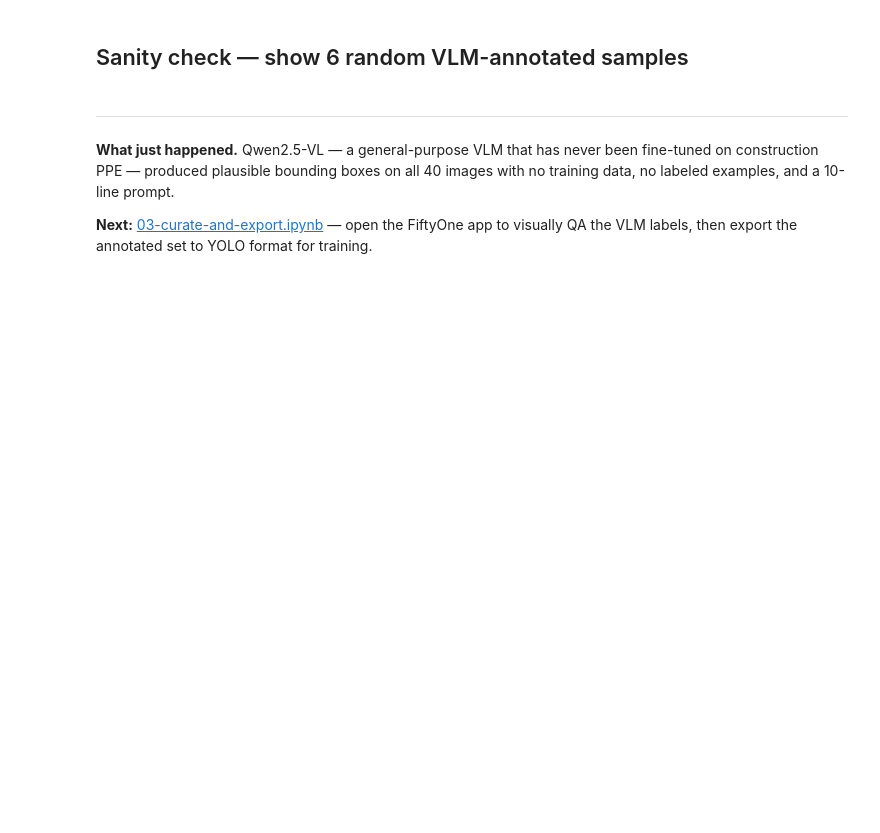
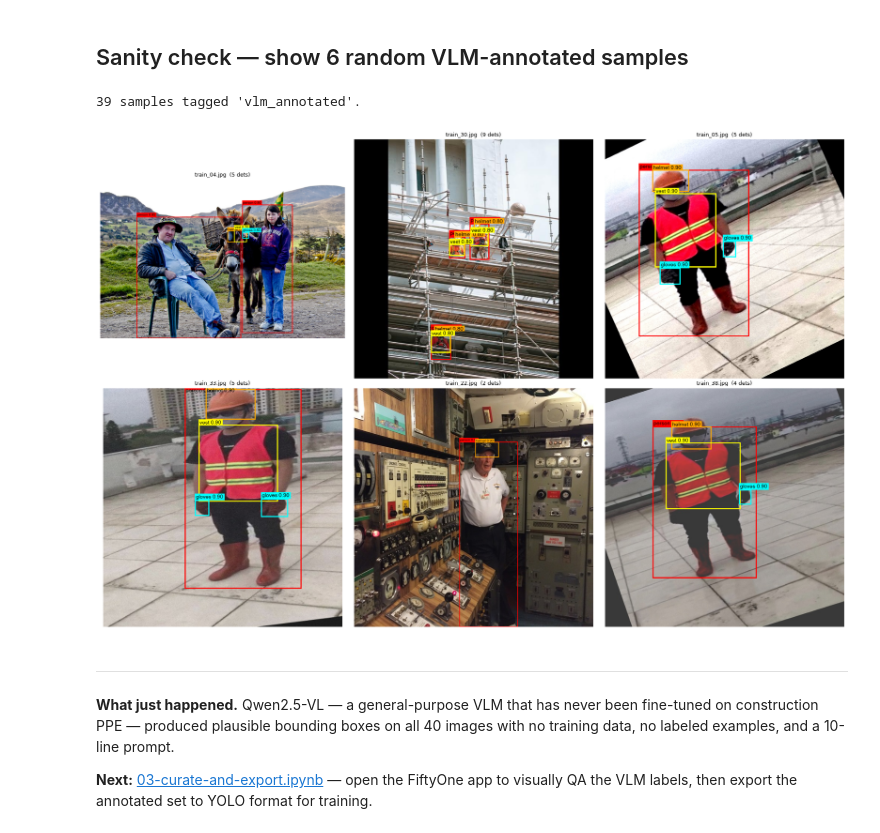
Before and after one commit to hassanbadawy/rhelai-cv-ppe-demo, a Jupyter notebook: 02-vlm-zero-shot-annotation.ipynb, the cells around one changed output. Saved outputs shown, nothing was run; the diff lists cells and outputs as text; code cells hidden in the pictures; blank space fills up the shorter version.

Commit message:
fix show images

```diff
--- a/02-vlm-zero-shot-annotation.ipynb
+++ b/02-vlm-zero-shot-annotation.ipynb
@@ -392,25 +396,51 @@ if failures[:3]:
 ## Sanity check — show 6 random VLM-annotated samples
 # %%
 annotated = dataset.match_tags(VLM_TAG)
-shuffled = annotated.shuffle(seed=51).limit(6)
+n = len(annotated)
+print(f"{n} samples tagged '{VLM_TAG}'.")
 
-fig, axes = plt.subplots(2, 3, figsize=(18, 12))
-for ax, sample in zip(axes.flat, shuffled):
+assert n > 0, (
+    f"No samples tagged '{VLM_TAG}'. Run the batch-annotate cell above first "
+    "(and make sure it completed without failing on every image)."
+)
+
+shuffled = list(annotated.shuffle(seed=51).limit(6))
+n_show = len(shuffled)
+cols = 3
+rows = (n_show + cols - 1) // cols
+
+fig, axes = plt.subplots(rows, cols, figsize=(cols * 6, rows * 6))
+axes = axes.flatten() if n_show > 1 else [axes]
+
+for ax, sample in zip(axes, shuffled):
     sample.compute_metadata()
     w, h = sample.metadata.width, sample.metadata.height
-    data = {"detections": []}
-    for det in sample.vlm_predictions.detections:
-        x, y, bw, bh = det.bounding_box
-        data["detections"].append({
-            "label": det.label,
-            "bbox_2d": [x * w, y * h, (x + bw) * w, (y + bh) * h],
-            "confidence": det.confidence,
-        })
+    dets = sample.vlm_predictions.detections if sample.vlm_predictions else []
+    data = {
+        "detections": [
+            {
+                "label": d.label,
+                "bbox_2d": [d.bounding_box[0] * w, d.bounding_box[1] * h,
+                            (d.bounding_box[0] + d.bounding_box[2]) * w,
+                            (d.bounding_box[1] + d.bounding_box[3]) * h],
+                "confidence": d.confidence or 0.0,
+            }
+            for d in dets
+        ]
+    }
     ax.imshow(draw_detections(Path(sample.filepath), data))
-    ax.set_title(Path(sample.filepath).name, fontsize=9)
+    ax.set_title(f"{Path(sample.filepath).name}  ({len(dets)} dets)", fontsize=9)
     ax.axis("off")
+
+# Blank out any unused axes (if fewer than cols*rows samples are shown).
+for ax in axes[n_show:]:
+    ax.axis("off")
+
 plt.tight_layout()
 plt.show()
+# %% [output]
+39 samples tagged 'vlm_annotated'.
+[figure, added]
 # %% [markdown]
 ---
 
```
Also changed, not shown: parts of 2 cells of this notebook.
